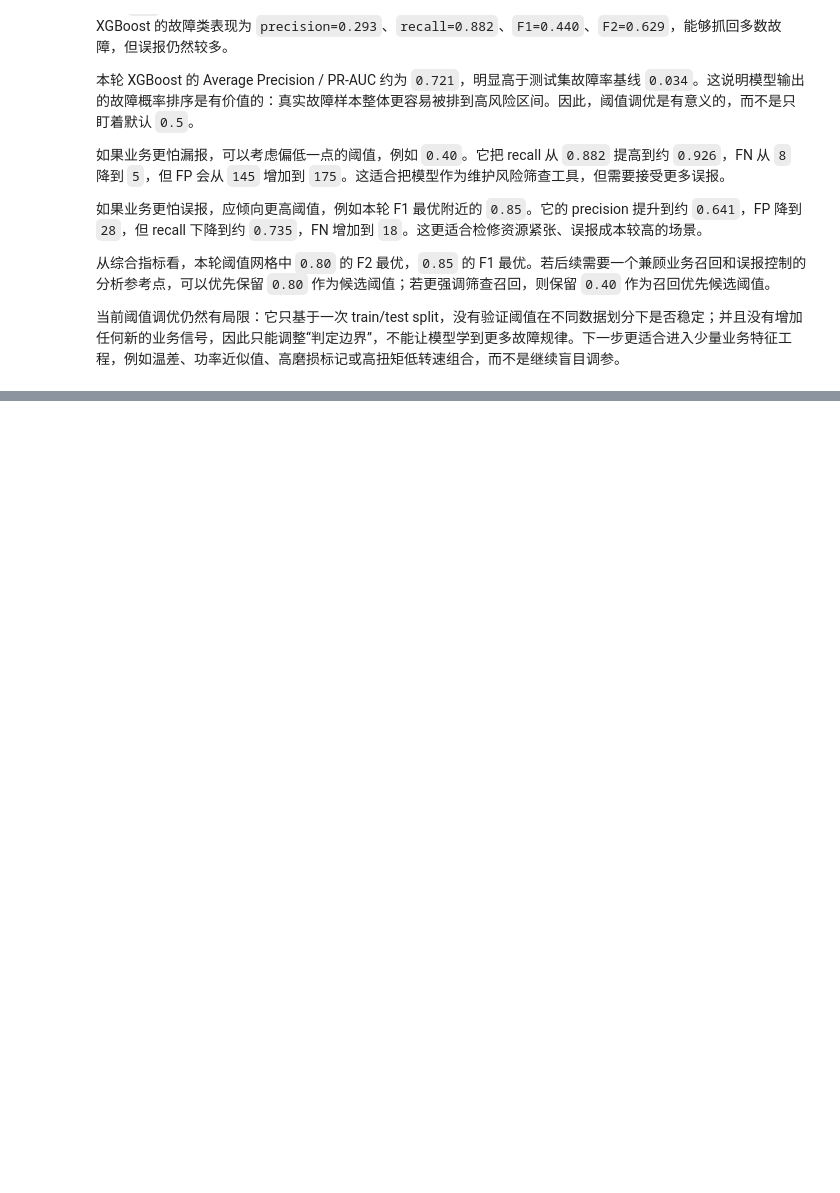
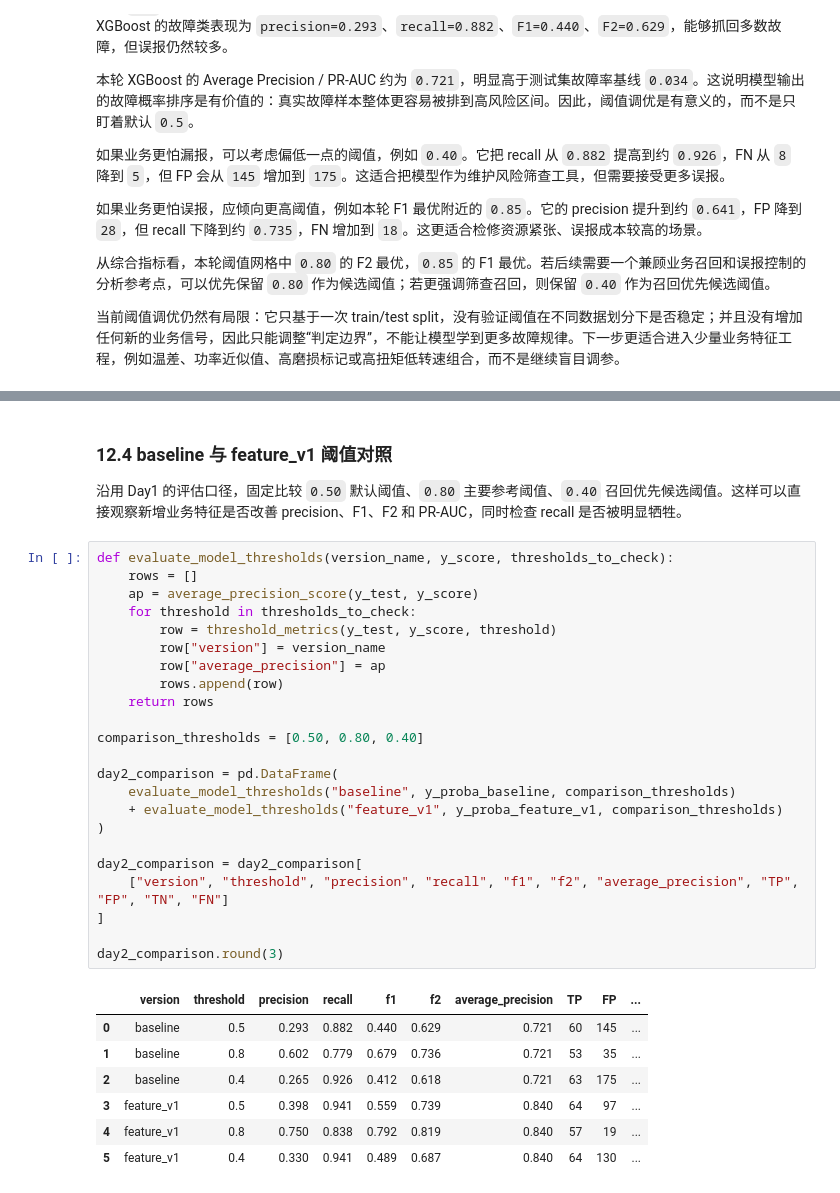
Before and after one commit to lmj5201314love/2020-AI4I, a Jupyter notebook: ai4i_predictive_maintenance/notebooks/03_model_baseline.ipynb, the cells around one changed output, grey strips where cells are left out. Drawn from its saved outputs; the diff is of its cells as text; blank space fills up the shorter version.

```diff
--- a/ai4i_predictive_maintenance/notebooks/03_model_baseline.ipynb
+++ b/ai4i_predictive_maintenance/notebooks/03_model_baseline.ipynb
@@ -504,0 +661,35 @@ for _, row in candidate_thresholds.iterrows():
+# %% [markdown]
+### 12.4 baseline 与 feature_v1 阈值对照
+
+沿用 Day1 的评估口径，固定比较 `0.50` 默认阈值、`0.80` 主要参考阈值、`0.40` 召回优先候选阈值。这样可以直接观察新增业务特征是否改善 precision、F1、F2 和 PR-AUC，同时检查 recall 是否被明显牺牲。
+# %%
+def evaluate_model_thresholds(version_name, y_score, thresholds_to_check):
+    rows = []
+    ap = average_precision_score(y_test, y_score)
+    for threshold in thresholds_to_check:
+        row = threshold_metrics(y_test, y_score, threshold)
+        row["version"] = version_name
+        row["average_precision"] = ap
+        rows.append(row)
+    return rows
+
+comparison_thresholds = [0.50, 0.80, 0.40]
+
+day2_comparison = pd.DataFrame(
+    evaluate_model_thresholds("baseline", y_proba_baseline, comparison_thresholds)
+    + evaluate_model_thresholds("feature_v1", y_proba_feature_v1, comparison_thresholds)
+)
+
+day2_comparison = day2_comparison[
+    ["version", "threshold", "precision", "recall", "f1", "f2", "average_precision", "TP", "FP", "TN", "FN"]
+]
+
+day2_comparison.round(3)
+# %% [output]
+|  | version | threshold | precision | recall | f1 | f2 | average_precision | TP | FP | ... |
+| 0 | baseline | 0.5 | 0.293 | 0.882 | 0.440 | 0.629 | 0.721 | 60 | 145 | ... |
+| 1 | baseline | 0.8 | 0.602 | 0.779 | 0.679 | 0.736 | 0.721 | 53 | 35 | ... |
+| 2 | baseline | 0.4 | 0.265 | 0.926 | 0.412 | 0.618 | 0.721 | 63 | 175 | ... |
+| 3 | feature_v1 | 0.5 | 0.398 | 0.941 | 0.559 | 0.739 | 0.840 | 64 | 97 | ... |
+| 4 | feature_v1 | 0.8 | 0.750 | 0.838 | 0.792 | 0.819 | 0.840 | 57 | 19 | ... |
+| 5 | feature_v1 | 0.4 | 0.330 | 0.941 | 0.489 | 0.687 | 0.840 | 64 | 130 | ... |
```
Also changed, not shown: parts of 30 cells of this notebook, 2 other files.
